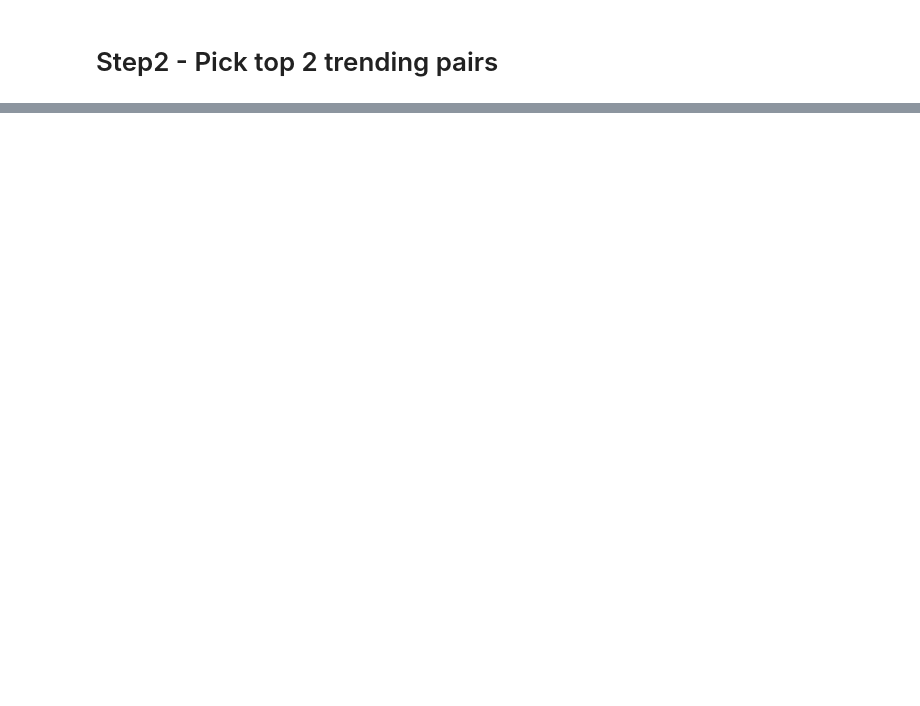
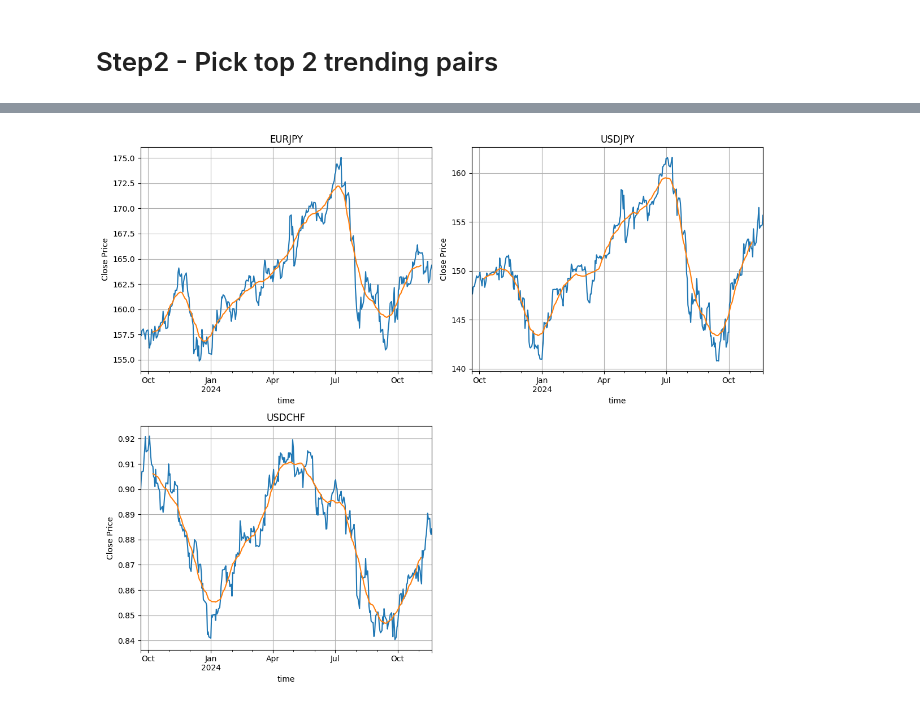
Before and after one commit to Stevealila/Trade, a Jupyter notebook: buy.ipynb, the cells around one changed output, grey strips where cells are left out. Drawn from its saved outputs; the diff is of its cells as text; code cells hidden in the pictures; blank space fills up the shorter version.

```diff
--- a/buy.ipynb
+++ b/buy.ipynb
@@ -34,0 +33,20 @@ df.shape
+# %%
+import matplotlib.pyplot as plt
+
+fig, axes = plt.subplots(2, 2, figsize=(12, 10))
+axes = axes.flatten()
+
+for i, pair in enumerate(df.columns):
+    ax = axes[i]
+    df[pair].plot(ax=ax, title=pair, xlabel='Time', ylabel='Close Price')
+    ma = df[pair].rolling(window=30, center=True).mean()
+    ma.plot(ax=ax)
+    ax.grid()
+
+for j in range(len(df.columns), len(axes)):
+    axes[j].set_visible(False)
+
+plt.tight_layout()
+plt.show()
+# %% [output]
+[figure, added]
```
Also changed, not shown: parts of 3 cells of this notebook, 5 other files.
